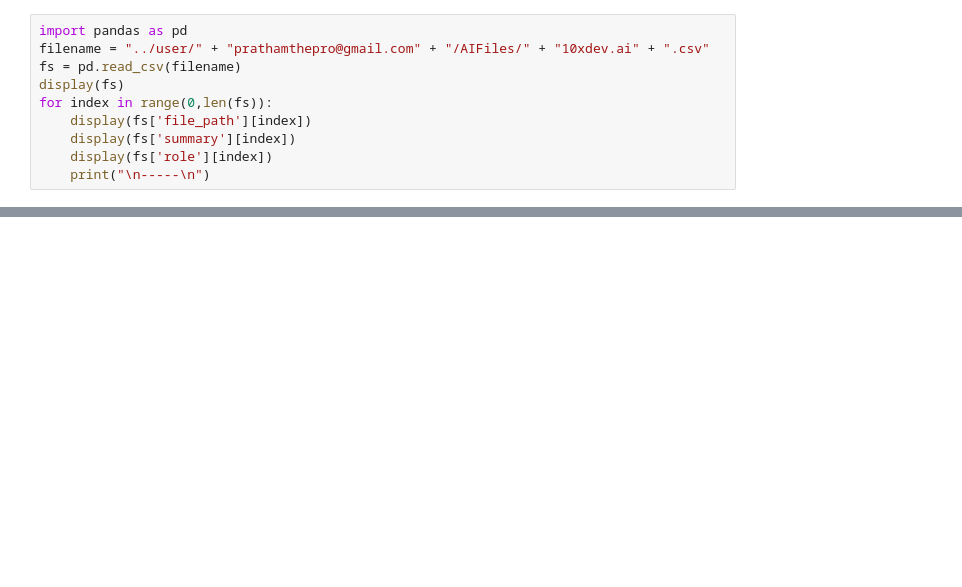
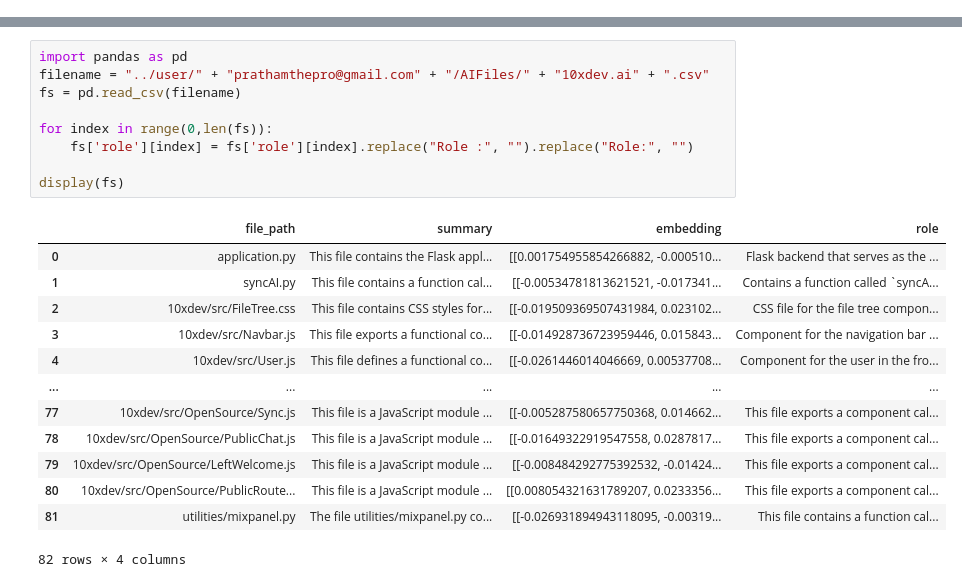
Before and after one commit to 10XDEV-AI/10xdev.ai, a Jupyter notebook: Analyse.ipynb, the cells around one changed output, grey strips where cells are left out. Drawn from its saved outputs; the diff is of its cells as text; blank space fills up the shorter version.

```diff
--- a/Analyse.ipynb
+++ b/Analyse.ipynb
@@ -1,10 +0,0 @@
-# %%
-import pandas as pd
-filename = "../user/" + "prathamthepro@gmail.com" + "/AIFiles/" + "10xdev.ai" + ".csv"
-fs = pd.read_csv(filename)
-display(fs)
-for index in range(0,len(fs)):
-    display(fs['file_path'][index])
-    display(fs['summary'][index])
-    display(fs['role'][index])
-    print("\n-----\n")
@@ -35,0 +1,23 @@ for index in range(0,len(fs)):
+# %%
+import pandas as pd
+filename = "../user/" + "prathamthepro@gmail.com" + "/AIFiles/" + "10xdev.ai" + ".csv"
+fs = pd.read_csv(filename)
+
+for index in range(0,len(fs)):
+    fs['role'][index] = fs['role'][index].replace("Role :", "").replace("Role:", "")
+
+display(fs)
+# %% [output]
+|  | file_path | summary | embedding | role |
+| 0 | application.py | This file contains the Flask appl... | [[0.001754955854266882, -0.000510... | Flask backend that serves as the ... |
+| 1 | syncAI.py | This file contains a function cal... | [[-0.00534781813621521, -0.017341... | Contains a function called `syncA... |
+| 2 | 10xdev/src/FileTree.css | This file contains CSS styles for... | [[-0.019509369507431984, 0.023102... | CSS file for the file tree compon... |
+| 3 | 10xdev/src/Navbar.js | This file exports a functional co... | [[-0.014928736723959446, 0.015843... | Component for the navigation bar ... |
+| 4 | 10xdev/src/User.js | This file defines a functional co... | [[-0.0261446014046669, 0.00537708... | Component for the user in the fro... |
+| ... | ... | ... | ... | ... |
+| 77 | 10xdev/src/OpenSource/Sync.js | This file is a JavaScript module ... | [[-0.005287580657750368, 0.014662... | This file exports a component cal... |
+| 78 | 10xdev/src/OpenSource/PublicChat.js | This file is a JavaScript module ... | [[-0.01649322919547558, 0.0287817... | This file exports a component cal... |
+| 79 | 10xdev/src/OpenSource/LeftWelcome.js | This file is a JavaScript module ... | [[-0.008484292775392532, -0.01424... | This file exports a component cal... |
+| 80 | 10xdev/src/OpenSource/PublicRoute... | This file is a JavaScript module ... | [[0.008054321631789207, 0.0233356... | This file exports a component cal... |
+| 81 | utilities/mixpanel.py | The file utilities/mixpanel.py co... | [[-0.026931894943118095, -0.00319... | This file contains a function cal... |
+82 rows × 4 columns
```
Also changed, not shown: parts of 4 cells of this notebook, 15 other files.
